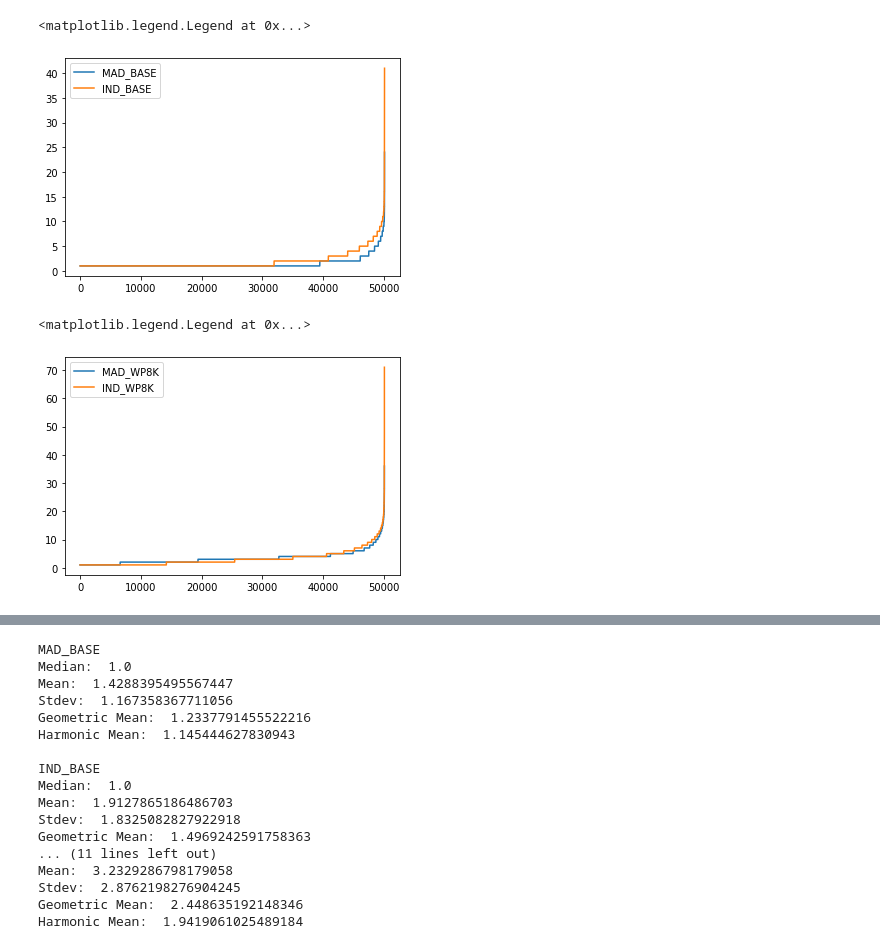
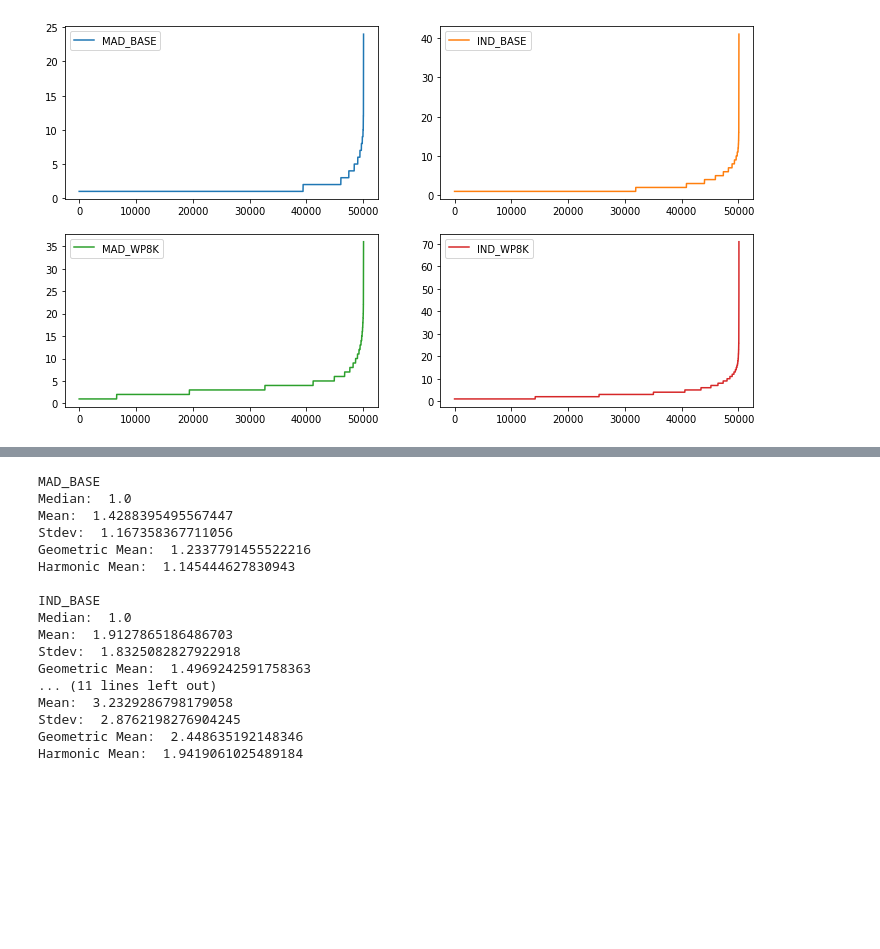
Before and after one commit to willnode/skripsi_medaeng, a Jupyter notebook: 4. Construction/dataset_stat.ipynb, the cells around one changed output, grey strips where cells are left out. Drawn from its saved outputs; the diff is of its cells as text; code cells hidden in the pictures; blank space fills up the shorter version.

```diff
--- a/4. Construction/dataset_stat.ipynb
+++ b/4. Construction/dataset_stat.ipynb
@@ -21,23 +21,15 @@ IND_WP8K = sorted(load_dataset('./db_parallel_corpus_wp8k.db', 'IND'))
 data_keys_base = {'MAD_BASE': MAD_BASE, 'IND_BASE': IND_BASE}
 data_keys_wp8k = {'MAD_WP8K': MAD_WP8K, 'IND_WP8K': IND_WP8K}
 data_keys = {**data_keys_base, **data_keys_wp8k}
-# %%
-fig = plt.figure()
-ax = plt.axes()
-
-for data in data_keys_base:
-    ax.plot(data_keys_base[data], label=data)
-ax.legend()
-# %% [output]
-<matplotlib.legend.Legend at 0x...>
-[figure, removed]
-# %%
-fig = plt.figure()
-ax = plt.axes()
-
-for data in data_keys_wp8k:
-    ax.plot(data_keys_wp8k[data], label=data)
-ax.legend()
-# %% [output]
-<matplotlib.legend.Legend at 0x...>
-[figure, removed]
+# %%
+fig, axs = plt.subplots(2, 2)
+i = 0
+fig.set_size_inches(18.5/1.5, 10.5/1.5)
+axs = axs.flatten()
+colors = ['tab:blue', 'tab:orange', 'tab:green', 'tab:red']
+for data in data_keys:
+    axs[i].plot(data_keys[data], color=colors[i], label=data)
+    axs[i].legend()
+    i += 1
+# %% [output]
+[figure, added]
```
Also changed, not shown: parts of 1 cell of this notebook.
